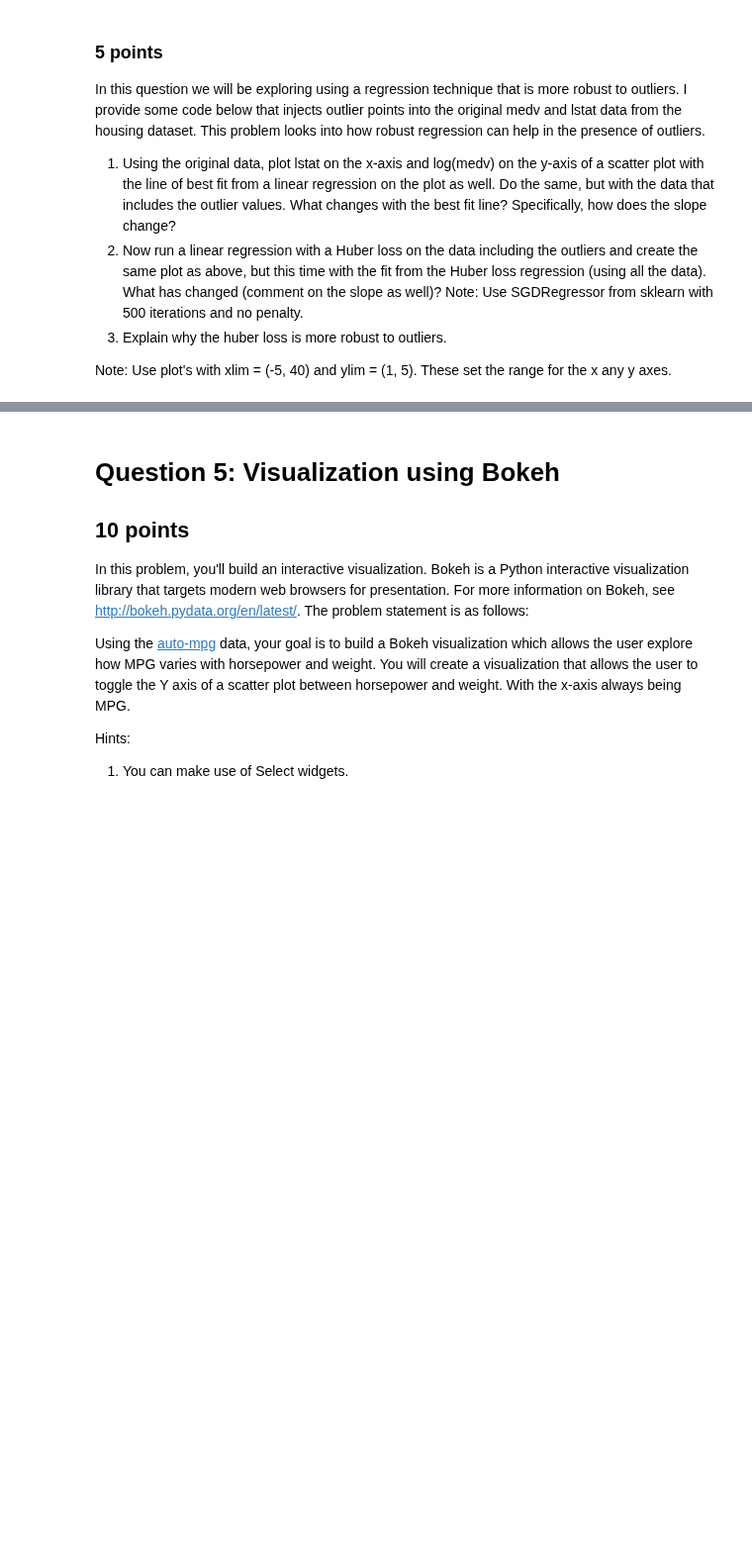
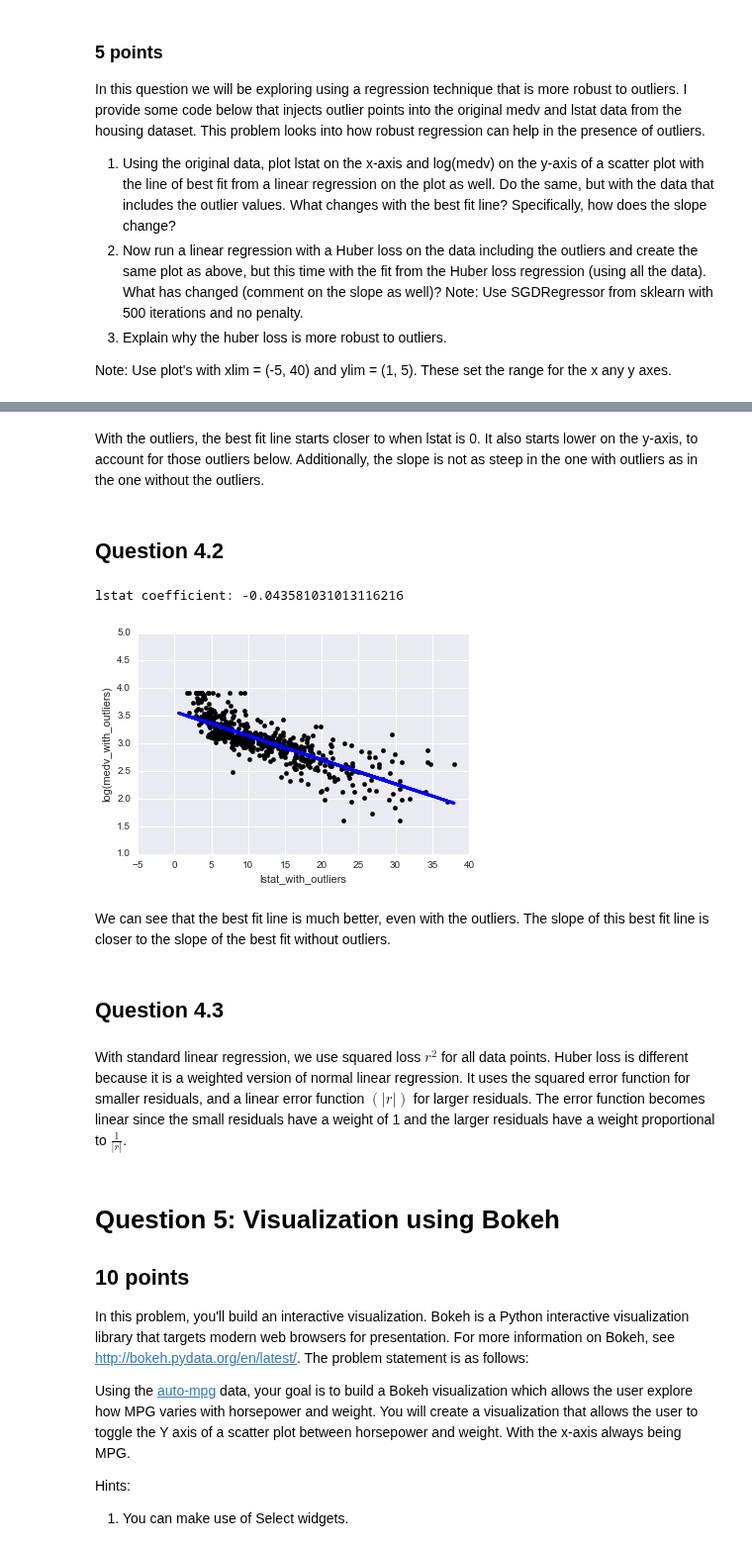
Before and after one commit to wenyangfu/EE361M_Homework, a Jupyter notebook: homework2/Group3_HW2.ipynb, the cells around one changed output, grey strips where cells are left out. Shown at 99% size. Cells and saved outputs as stored; diff of their text form; code cells hidden in the pictures; blank space fills up the shorter version.

```diff
--- a/homework2/Group3_HW2.ipynb
+++ b/homework2/Group3_HW2.ipynb
@@ -352,3 +396,31 @@ lstat_with_outliers = np.append(lstat, lstat_outliers)
+# %% [markdown]
+With the outliers, the best fit line starts closer to when lstat is 0. It also starts lower on the y-axis, to account for those outliers below. Additionally, the slope is not as steep in the one with outliers as in the one without the outliers.
+# %% [markdown]
+## Question 4.2
+# %%
+lmedv_with_outliers = lmedv_with_outliers.ravel()
+
+regr = linear_model.SGDRegressor(loss='huber', penalty='none', n_iter=500)
+regr.fit(lstat_with_outliers, lmedv_with_outliers)
+print('lstat coefficient: {}'.format(np.squeeze(regr.coef_)))
+
+# Plot lstat on x-axis, log(medv) on y-axis, and huber loss line in blue
+plt.scatter(lstat_with_outliers, lmedv_with_outliers, color='black')
+plt.plot(lstat_with_outliers, regr.predict(lstat_with_outliers), color='blue', linewidth=3)
+plt.xlim(-5, 40)
+plt.ylim(1, 5)
+plt.xlabel('lstat_with_outliers')
+plt.ylabel('log(medv_with_outliers)')
+sns.despine()
+# %% [output]
+lstat coefficient: -0.043581031013116216
+[figure, added]
+# %% [markdown]
+We can see that the best fit line is much better, even with the outliers. The slope of this best fit line is closer to the slope of the best fit without outliers.
+# %% [markdown]
+## Question 4.3
+# %% [markdown]
+With standard linear regression, we use squared loss $r^2$ for all data points. Huber loss is different because it is a weighted version of normal linear regression. It uses the squared error function for smaller residuals, and a linear error function $(|r|)$ for larger residuals. The error function becomes linear since the small residuals have a weight of 1 and the larger residuals have a weight proportional to $\frac{1}{|r|}$.
 # %% [markdown]
 # Question 5: Visualization using Bokeh
 ## 10 points
```
Also changed, not shown: parts of 7 cells of this notebook.
